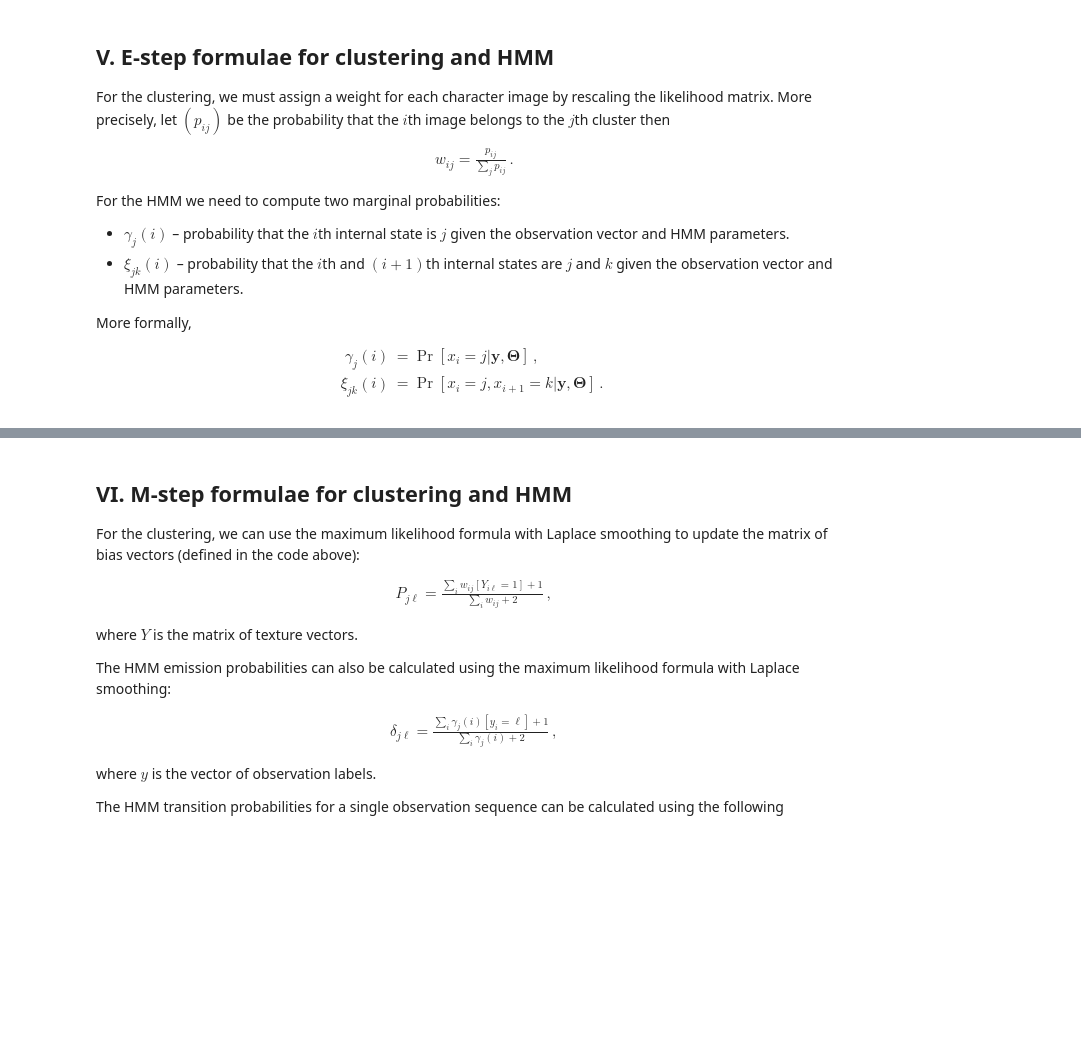
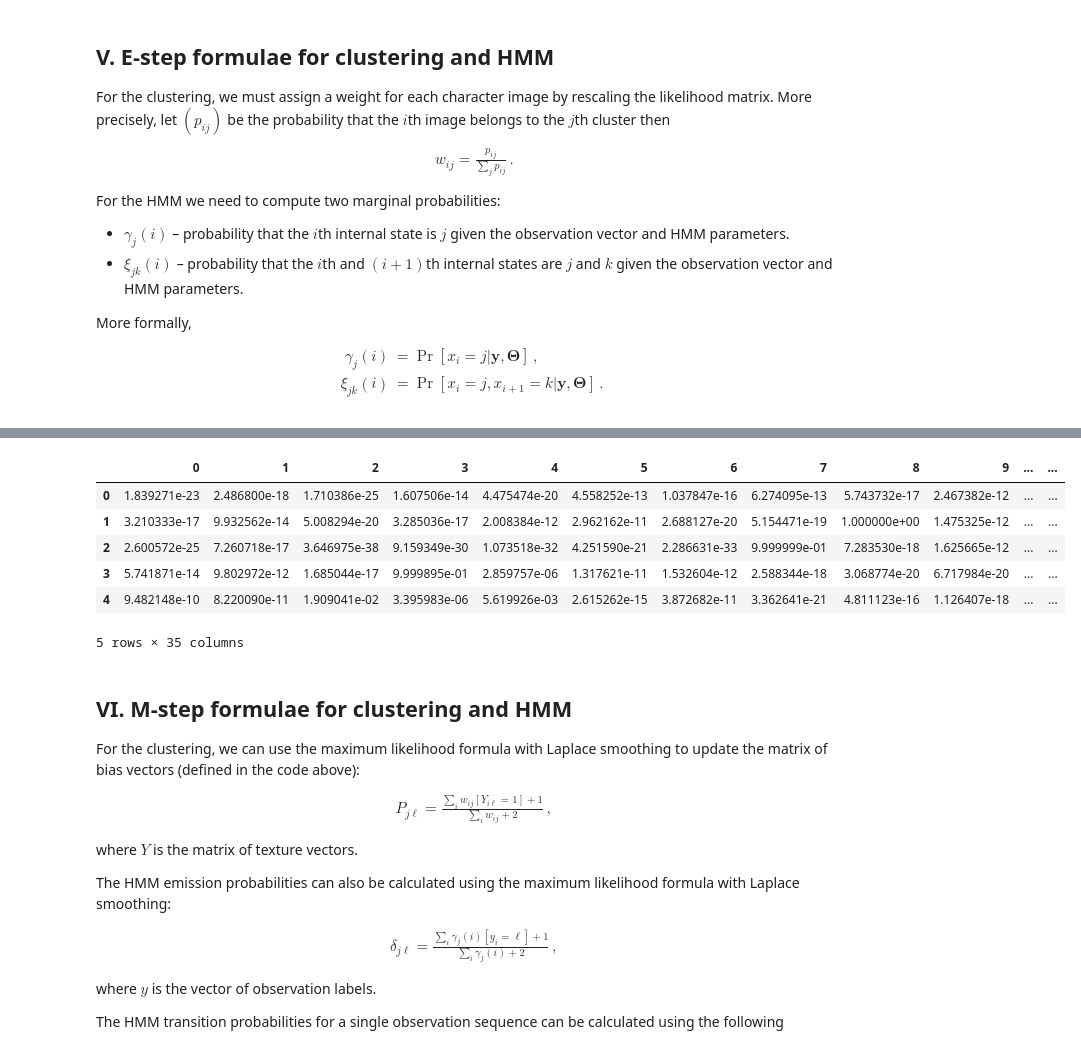
Before and after one commit to swenlaur/machine-learning-ii, a Jupyter notebook: practise-sessions/08/01_discrete_hmm_and_optical_character_recognition.ipynb, the cells around one changed output, grey strips where cells are left out. Saved outputs shown, nothing was run; the diff lists cells and outputs as text; code cells hidden in the pictures; blank space fills up the shorter version.

```diff
--- a/practise-sessions/08/01_discrete_hmm_and_optical_character_recognition.ipynb
+++ b/practise-sessions/08/01_discrete_hmm_and_optical_character_recognition.ipynb
@@ -341,3 +371,8 @@ More formally,
 \gamma_{j}(i)&=\Pr[x_i=j|\boldsymbol{y},\boldsymbol{\Theta}]\,,\\
 \xi_{jk}(i)&=\Pr[x_i=j, x_{i+1}=k|\boldsymbol{y},\boldsymbol{\Theta}]\,.
 \end{align*}
+# %%
+LL = log_likelihood(df.iloc[:, 3:], P)
+# %%
+Lambda = df['label'].value_counts(normalize=True).sort_index()
+Lambda
@@ -344,3 +397,16 @@ More formally,
+# %%
+LL = LL-LL.apply(max, axis=1).values[:, np.newaxis]
+W = np.exp(LL) * Lambda.values[np.newaxis, :]
+W = W/ W.sum(axis=1)[:, np.newaxis]
+display(head(W))
+# %% [output]
+|  | 0 | 1 | 2 | 3 | 4 | 5 | 6 | 7 | 8 | 9 | ... | ... |
+| 0 | 1.839271e-23 | 2.486800e-18 | 1.710386e-25 | 1.607506e-14 | 4.475474e-20 | 4.558252e-13 | 1.037847e-16 | 6.274095e-13 | 5.743732e-17 | 2.467382e-12 | ... | ... |
+| 1 | 3.210333e-17 | 9.932562e-14 | 5.008294e-20 | 3.285036e-17 | 2.008384e-12 | 2.962162e-11 | 2.688127e-20 | 5.154471e-19 | 1.000000e+00 | 1.475325e-12 | ... | ... |
+| 2 | 2.600572e-25 | 7.260718e-17 | 3.646975e-38 | 9.159349e-30 | 1.073518e-32 | 4.251590e-21 | 2.286631e-33 | 9.999999e-01 | 7.283530e-18 | 1.625665e-12 | ... | ... |
+| 3 | 5.741871e-14 | 9.802972e-12 | 1.685044e-17 | 9.999895e-01 | 2.859757e-06 | 1.317621e-11 | 1.532604e-12 | 2.588344e-18 | 3.068774e-20 | 6.717984e-20 | ... | ... |
+| 4 | 9.482148e-10 | 8.220090e-11 | 1.909041e-02 | 3.395983e-06 | 5.619926e-03 | 2.615262e-15 | 3.872682e-11 | 3.362641e-21 | 4.811123e-16 | 1.126407e-18 | ... | ... |
+5 rows × 35 columns
 # %% [markdown]
 ## VI. M-step formulae for clustering and HMM
 
```
Also changed, not shown: parts of 11 cells of this notebook, 1 other file.
